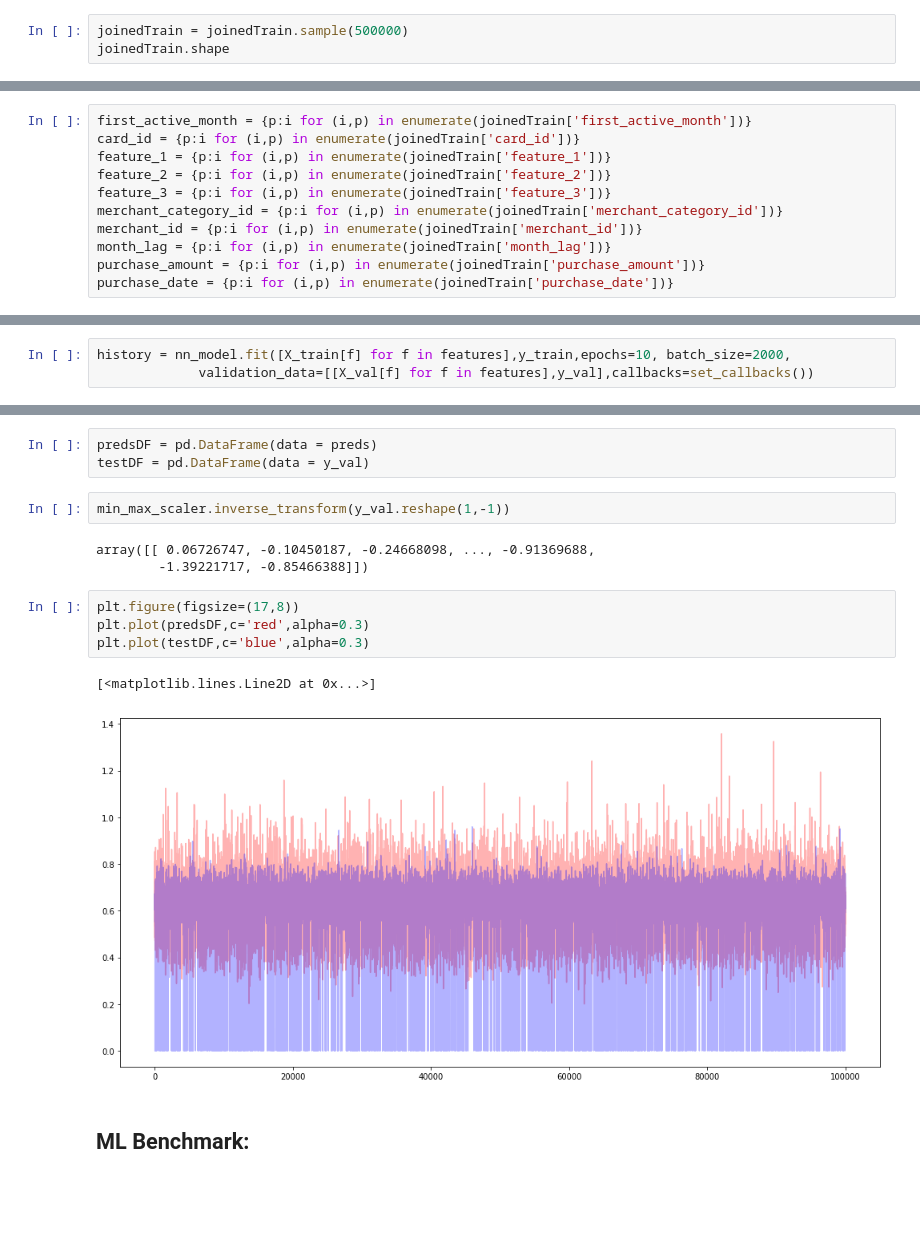
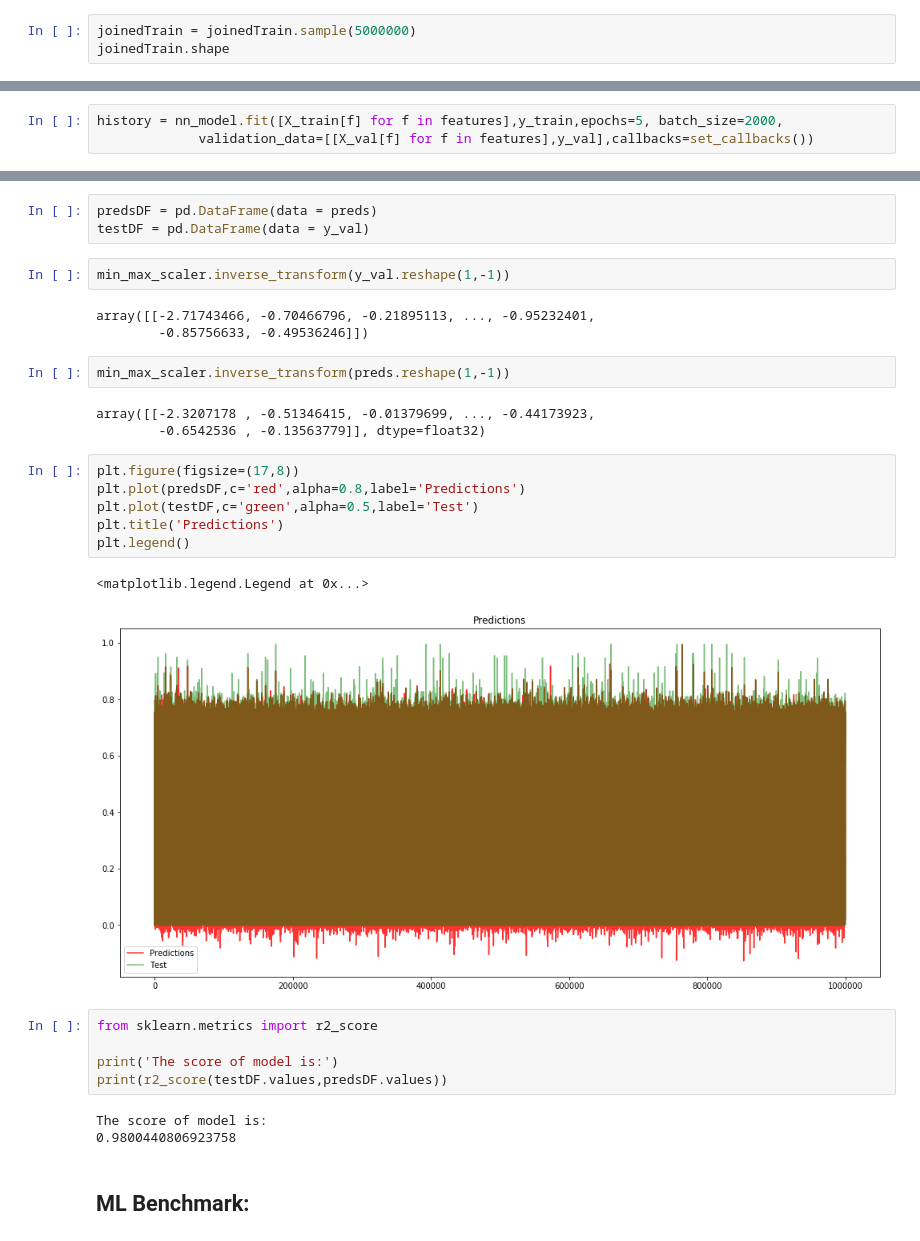
Before and after one commit to maorRoz/hw2dl, a Jupyter notebook: hw2dl-cat.ipynb, the cells around one changed output, grey strips where cells are left out. Saved outputs shown, nothing was run; the diff lists cells and outputs as text; blank space fills up the shorter version.

```diff
--- a/hw2dl-cat.ipynb
+++ b/hw2dl-cat.ipynb
@@ -179,6 +194,6 @@ joinedTrain['target'].hist(alpha=0.5)
 <matplotlib.axes._subplots.AxesSubplot at 0x...>
 [figure]
 # %%
-joinedTrain = joinedTrain.sample(500000)
+joinedTrain = joinedTrain.sample(5000000)
 joinedTrain.shape
 # %% [output]
@@ -235,17 +239,6 @@ merchant_id = {p:i for (i,p) in enumerate(joinedTrain['merchant_id'].unique())}
 month_lag = {p:i for (i,p) in enumerate(joinedTrain['month_lag'].unique())}
 purchase_amount = {p:i for (i,p) in enumerate(joinedTrain['purchase_amount'].unique())}
 purchase_date = {p:i for (i,p) in enumerate(joinedTrain['purchase_date'].unique())}
-# %%
-first_active_month = {p:i for (i,p) in enumerate(joinedTrain['first_active_month'])}
-card_id = {p:i for (i,p) in enumerate(joinedTrain['card_id'])}
-feature_1 = {p:i for (i,p) in enumerate(joinedTrain['feature_1'])}
-feature_2 = {p:i for (i,p) in enumerate(joinedTrain['feature_2'])}
-feature_3 = {p:i for (i,p) in enumerate(joinedTrain['feature_3'])}
-merchant_category_id = {p:i for (i,p) in enumerate(joinedTrain['merchant_category_id'])}
-merchant_id = {p:i for (i,p) in enumerate(joinedTrain['merchant_id'])}
-month_lag = {p:i for (i,p) in enumerate(joinedTrain['month_lag'])}
-purchase_amount = {p:i for (i,p) in enumerate(joinedTrain['purchase_amount'])}
-purchase_date = {p:i for (i,p) in enumerate(joinedTrain['purchase_date'])}
 # %%
 processed_data = joinedTrain.loc[:,['first_active_month','card_id','feature_1','feature_2',
                                     'feature_3','merchant_category_id','merchant_id','month_lag',
@@ -349,4 +346,4 @@ array([[ 0.06726747, -0.10450187, -0.24668098, ..., -0.91369688,
 # %%
-history = nn_model.fit([X_train[f] for f in features],y_train,epochs=10, batch_size=2000,
+history = nn_model.fit([X_train[f] for f in features],y_train,epochs=5, batch_size=2000,
              validation_data=[[X_val[f] for f in features],y_val],callbacks=set_callbacks())
 # %% [output]
@@ -387,15 +394,30 @@ testDF = pd.DataFrame(data = y_val)
 # %%
 min_max_scaler.inverse_transform(y_val.reshape(1,-1))
 # %% [output]
-array([[ 0.06726747, -0.10450187, -0.24668098, ..., -0.91369688,
-        -1.39221717, -0.85466388]])
+array([[-2.71743466, -0.70466796, -0.21895113, ..., -0.95232401,
+        -0.85756633, -0.49536246]])
+# %%
+min_max_scaler.inverse_transform(preds.reshape(1,-1))
+# %% [output]
+array([[-2.3207178 , -0.51346415, -0.01379699, ..., -0.44173923,
+        -0.6542536 , -0.13563779]], dtype=float32)
 # %%
 plt.figure(figsize=(17,8))
-plt.plot(predsDF,c='red',alpha=0.3)
-plt.plot(testDF,c='blue',alpha=0.3)
+plt.plot(predsDF,c='red',alpha=0.8,label='Predictions')
+plt.plot(testDF,c='green',alpha=0.5,label='Test')
+plt.title('Predictions')
+plt.legend()
 # %% [output]
-[<matplotlib.lines.Line2D at 0x...>]
+<matplotlib.legend.Legend at 0x...>
-[figure, old version]
+[figure, new version]
+# %%
+from sklearn.metrics import r2_score
+
+print('The score of model is:')
+print(r2_score(testDF.values,predsDF.values))
+# %% [output]
+The score of model is:
+0.9800440806923758
 # %% [markdown]
 ## ML Benchmark:
 # %%
```
Also changed, not shown: parts of 22 cells of this notebook, 1 other file.
